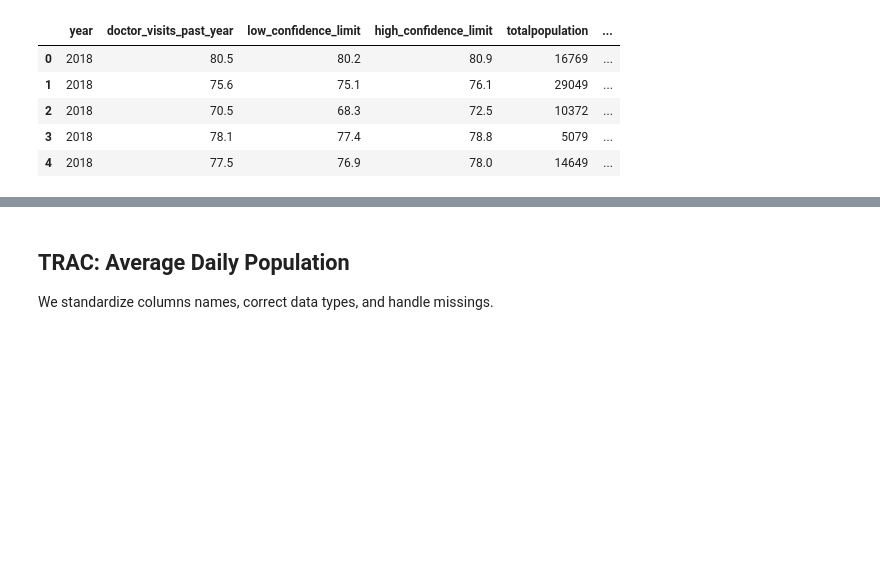
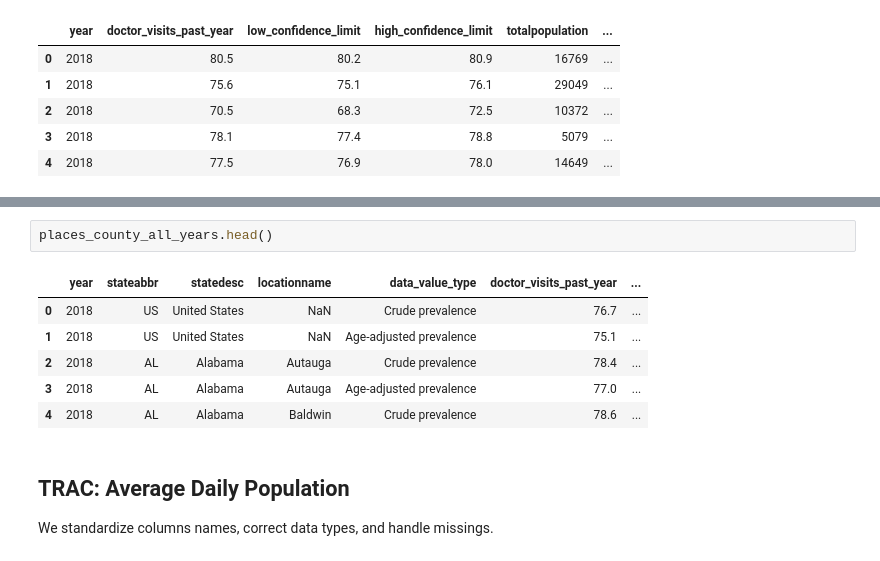
Before and after one commit to riverar9/data698-master-research-project, a Jupyter notebook: Appendix A - Python Code.ipynb, the cells around one changed output, grey strips where cells are left out. Drawn from its saved outputs; the diff is of its cells as text; blank space fills up the shorter version.

Commit message:
Did data cleaning for PLACES county level data since that can merge w/ scraped TRAC data.

```diff
--- a/Appendix A - Python Code.ipynb
+++ b/Appendix A - Python Code.ipynb
@@ -378,3 +461,12 @@ places_zip_all_years.head()
+# %%
+places_county_all_years.head()
+# %% [output]
+|  | year | stateabbr | statedesc | locationname | data_value_type | doctor_visits_past_year | ... |
+| 0 | 2018 | US | United States | NaN | Crude prevalence | 76.7 | ... |
+| 1 | 2018 | US | United States | NaN | Age-adjusted prevalence | 75.1 | ... |
+| 2 | 2018 | AL | Alabama | Autauga | Crude prevalence | 78.4 | ... |
+| 3 | 2018 | AL | Alabama | Autauga | Age-adjusted prevalence | 77.0 | ... |
+| 4 | 2018 | AL | Alabama | Baldwin | Crude prevalence | 78.6 | ... |
 # %% [markdown]
 ## TRAC: Average Daily Population
 
```
Also changed, not shown: parts of 5 cells of this notebook.
